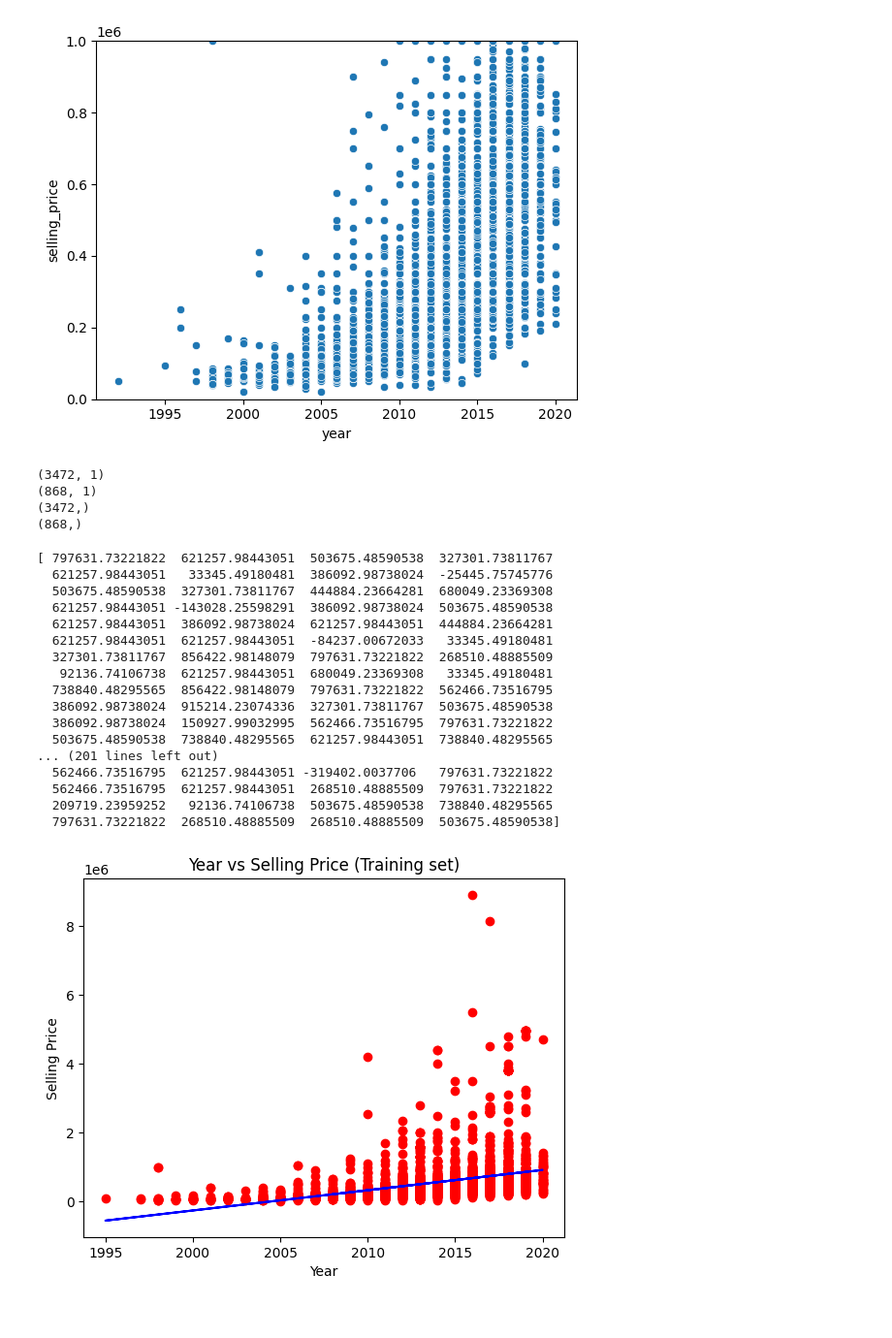
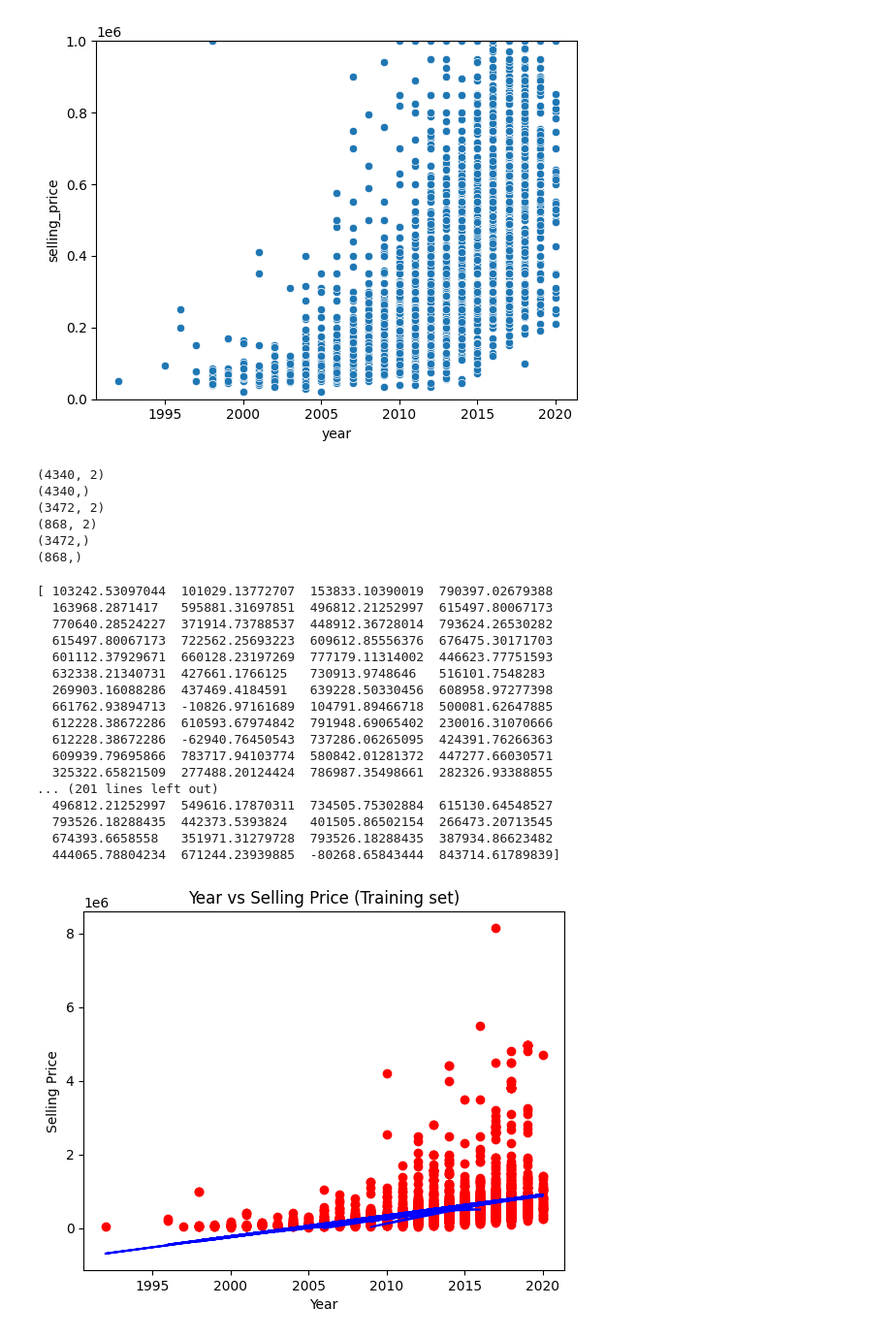
Before and after one commit to alikhan37544/Arcade-Intelligence, a Jupyter notebook: Regression and Model Building/Detailed_regression.ipynb, the cells around one changed output. Shown at 97% size. Drawn from its saved outputs; the diff is of its cells as text; code cells hidden in the pictures.

```diff
--- a/Regression and Model Building/Detailed_regression.ipynb
+++ b/Regression and Model Building/Detailed_regression.ipynb
@@ -70,8 +70,10 @@ plt.ylim(0, 1000000)
 # %%
 # Doing the test train split using sklearn
 from sklearn.model_selection import train_test_split
-X = dataset[['year']]
+X = dataset[['year', 'km_driven']]
+print(X.shape)
 y = dataset['selling_price']
+print(y.shape)
 X_train, X_test, y_train, y_test = train_test_split(X, y, test_size = 0.2)
 
 # Checking the shape of the train and test data
@@ -80,8 +82,10 @@ print(X_test.shape)
 print(y_train.shape)
 print(y_test.shape)
 # %% [output]
-(3472, 1)
-(868, 1)
+(4340, 2)
+(4340,)
+(3472, 2)
+(868, 2)
 (3472,)
 (868,)
 # %%
@@ -95,30 +99,30 @@ y_pred = regressor.predict(X_test)
 
 print(y_pred)
 # %% [output]
-[ 797631.73221822  621257.98443051  503675.48590538  327301.73811767
-  621257.98443051   33345.49180481  386092.98738024  -25445.75745776
-  503675.48590538  327301.73811767  444884.23664281  680049.23369308
-  621257.98443051 -143028.25598291  386092.98738024  503675.48590538
-  621257.98443051  386092.98738024  621257.98443051  444884.23664281
-  621257.98443051  621257.98443051  -84237.00672033   33345.49180481
-  327301.73811767  856422.98148079  797631.73221822  268510.48885509
-   92136.74106738  621257.98443051  680049.23369308   33345.49180481
-  738840.48295565  856422.98148079  797631.73221822  562466.73516795
-  386092.98738024  915214.23074336  327301.73811767  503675.48590538
-  386092.98738024  150927.99032995  562466.73516795  797631.73221822
-  503675.48590538  738840.48295565  621257.98443051  738840.48295565
+[ 103242.53097044  101029.13772707  153833.10390019  790397.02679388
+  163968.2871417   595881.31697851  496812.21252997  615497.80067173
+  770640.28524227  371914.73788537  448912.36728014  793624.26530282
+  615497.80067173  722562.25693223  609612.85556376  676475.30171703
+  601112.37929671  660128.23197269  777179.11314002  446623.77751593
+  632338.21340731  427661.1766125   730913.9748646   516101.7548283
+  269903.16088286  437469.4184591   639228.50330456  608958.97277398
+  661762.93894713  -10826.97161689  104791.89466718  500081.62647885
+  612228.38672286  610593.67974842  791948.69065402  230016.31070666
+  612228.38672286  -62940.76450543  737286.06265095  424391.76266363
+  609939.79695866  783717.94103774  580842.01281372  447277.66030571
+  325322.65821509  277488.20124424  786987.35498661  282326.93388855
 ... (201 lines left out)
-  562466.73516795  621257.98443051 -319402.0037706   797631.73221822
-  562466.73516795  621257.98443051  268510.48885509  797631.73221822
-  209719.23959252   92136.74106738  503675.48590538  738840.48295565
-  797631.73221822  268510.48885509  268510.48885509  503675.48590538]
+  496812.21252997  549616.17870311  734505.75302884  615130.64548527
+  793526.18288435  442373.5393824   401505.86502154  266473.20713545
+  674393.6658558   351971.31279728  793526.18288435  387934.86623482
+  444065.78804234  671244.23939885  -80268.65843444  843714.61789839]
 # %%
 # Plotting the regression line
-plt.scatter(X_train, y_train, color = 'red')
-plt.plot(X_train, regressor.predict(X_train), color = 'blue')
+plt.scatter(X_train['year'], y_train, color = 'red')
+plt.plot(X_train['year'], regressor.predict(X_train), color = 'blue')
 plt.title('Year vs Selling Price (Training set)')
 plt.xlabel('Year')
 plt.ylabel('Selling Price')
 plt.show()
 # %% [output]
-[figure, old version]
+[figure, new version]
```
Also changed, not shown: parts of 1 cell of this notebook, 3 other files.
